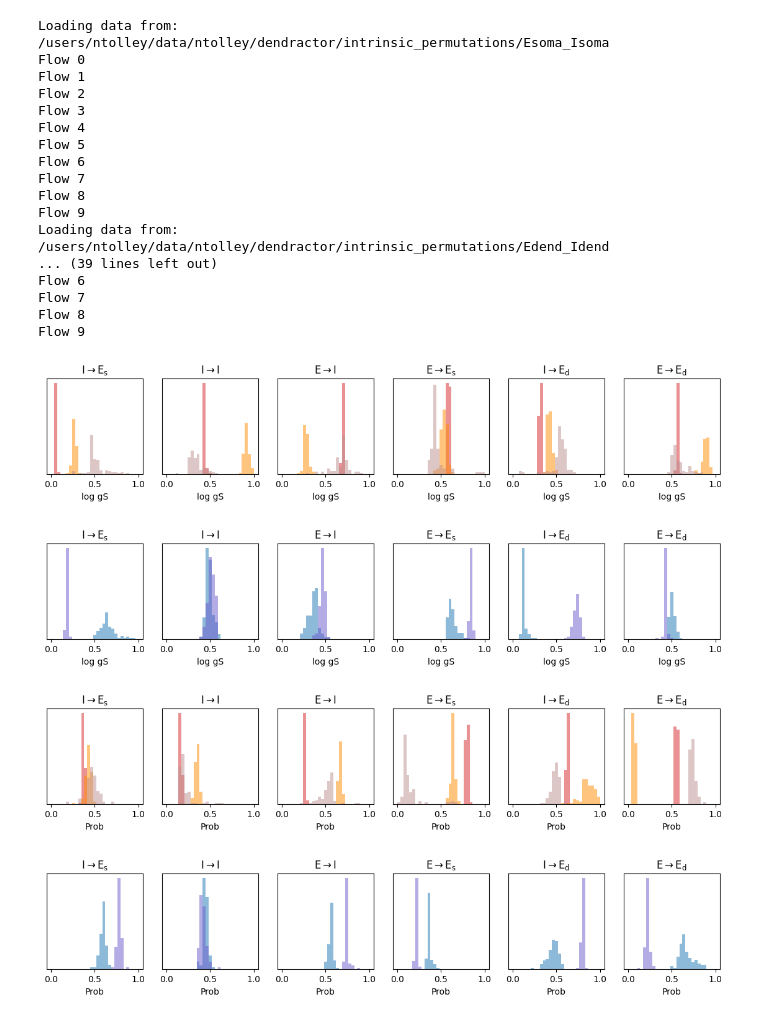
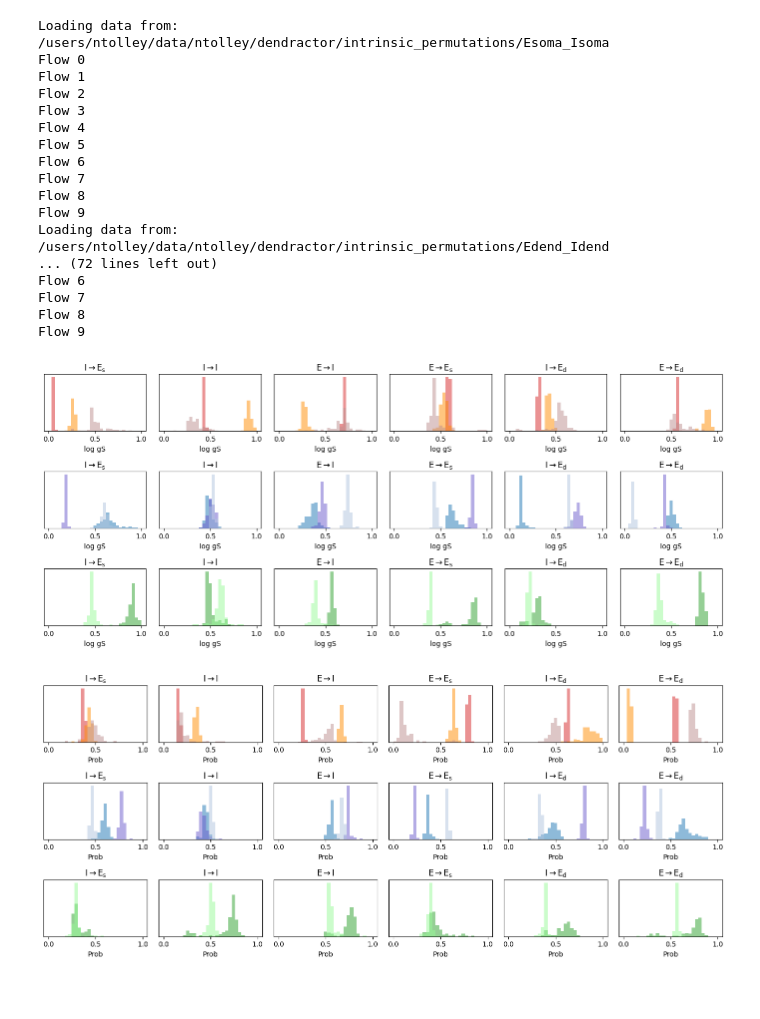
Before and after one commit to ntolley/dendractor, a Jupyter notebook: notebooks/plot_memorycontext_parameter_comparison.ipynb, the cells around one changed output. Cells and saved outputs as stored; diff of their text form; code cells hidden in the pictures; blank space fills up the shorter version.

```diff
--- a/notebooks/plot_memorycontext_parameter_comparison.ipynb
+++ b/notebooks/plot_memorycontext_parameter_comparison.ipynb
@@ -85,9 +85,9 @@ config_list = [
     ('Esoma_Idend', prior_config.update_prior_dict_Esoma_Idend), # 2
     ('Edend_Isoma', prior_config.update_prior_dict_Edend_Isoma), # 3
     ('Esoma_Isomadend', prior_config.update_prior_dict_Esoma_Isomadend), # 4
-    # ('Edend_Isomadend', prior_config.update_prior_dict_Edend_Isomadend), # 5
-    # ('Esomadend_Isoma', prior_config.update_prior_dict_Esomadend_Isoma), # 6
-    # ('Esomadend_Idend', prior_config.update_prior_dict_Esomadend_Idend), # 7
+    ('Edend_Isomadend', prior_config.update_prior_dict_Edend_Isomadend), # 5
+    ('Esomadend_Isoma', prior_config.update_prior_dict_Esomadend_Isoma), # 6
+    ('Esomadend_Idend', prior_config.update_prior_dict_Esomadend_Idend), # 7
     # ('Esomadend_Isomadend', prior_config.update_prior_dict_Esomadend_Isomadend)
     ] # 8
 # %%
@@ -134,7 +134,7 @@ Flow 7
 Flow 8
 Flow 9
 Loading data from: /users/ntolley/data/ntolley/dendractor/intrinsic_permutations/Edend_Idend
-... (39 lines left out)
+... (72 lines left out)
 Flow 6
 Flow 7
 Flow 8
@@ -169,36 +169,39 @@ legend_dict = {
 
 plot_groups = [
         ['Esoma_Isoma', 'Esoma_Idend', 'Esoma_Isomadend'],
-        ['Edend_Isoma', 'Edend_Idend']
-        ]
+        ['Edend_Isoma', 'Edend_Idend', 'Edend_Isomadend'],
+        ['Esomadend_Isoma', 'Esomadend_Idend']]
 # %%
 flow_idx = 9
 # name1, name2 = 'Esomadend_Isomadend', 'Esoma_Isoma'
 # name1, name2 = 'Esoma_Isoma', 'Edend_Idend'
 # name1, name2 = 'Edend_Isoma', 'Edend_Idend'
 
 bins = np.linspace(0, 1, 30)
+plt.figure(figsize=(14,6))
+plot_idx = 0
 for group in plot_groups:
-    plt.figure(figsize=(14,2))
-    for idx, name in enumerate(conn_strength_list):
-        plt.subplot(1,6,idx+1)
+    for name in conn_strength_list:
+        plt.subplot(3,6,plot_idx+1)
         theta_idx = np.where(np.array(param_names) == name)[0].squeeze()
         plot_title = label_names[theta_idx]
         for name in group:
-            plt.hist(res_dict[name]['theta_list'][flow_idx][:, theta_idx], bins=bins, density=True, label=name1, color=color_dict[name], alpha=0.5)
+            plt.hist(res_dict[name]['theta_list'][flow_idx][:, theta_idx], bins=bins, density=True, label=name, color=color_dict[name], alpha=0.5)
         plt.title(plot_title)
         plt.xlabel('log gS')
         # plt.ylim(0, 24)
         plt.yticks([])
+        plot_idx += 1
+    plt.tight_layout()
 # %% [output]
-[figure, old version]
+[figure, new version]
-[figure, removed]
 # %%
 bins = np.linspace(0, 1, 30)
+plot_idx = 0
+plt.figure(figsize=(14,6))
 for group in plot_groups:
-    plt.figure(figsize=(14,2))
-    for idx, name in enumerate(conn_prob_list):
-        plt.subplot(1,6,idx+1)
+    for name in conn_prob_list:
+        plt.subplot(3,6,plot_idx+1)
         theta_idx = np.where(np.array(param_names) == name)[0].squeeze()
         plot_title = label_names[theta_idx]
         for name in group:
@@ -207,9 +210,10 @@ for group in plot_groups:
         plt.xlabel('Prob')
         # plt.ylim(0, 35)
         plt.yticks([])
+        plot_idx += 1
+plt.tight_layout()
 # %% [output]
-[figure, old version]
+[figure, new version]
-[figure, removed]
 # %%
 bins = np.linspace(0, 1, 30)
 
```
Also changed, not shown: parts of 3 cells of this notebook, 3 other files.
